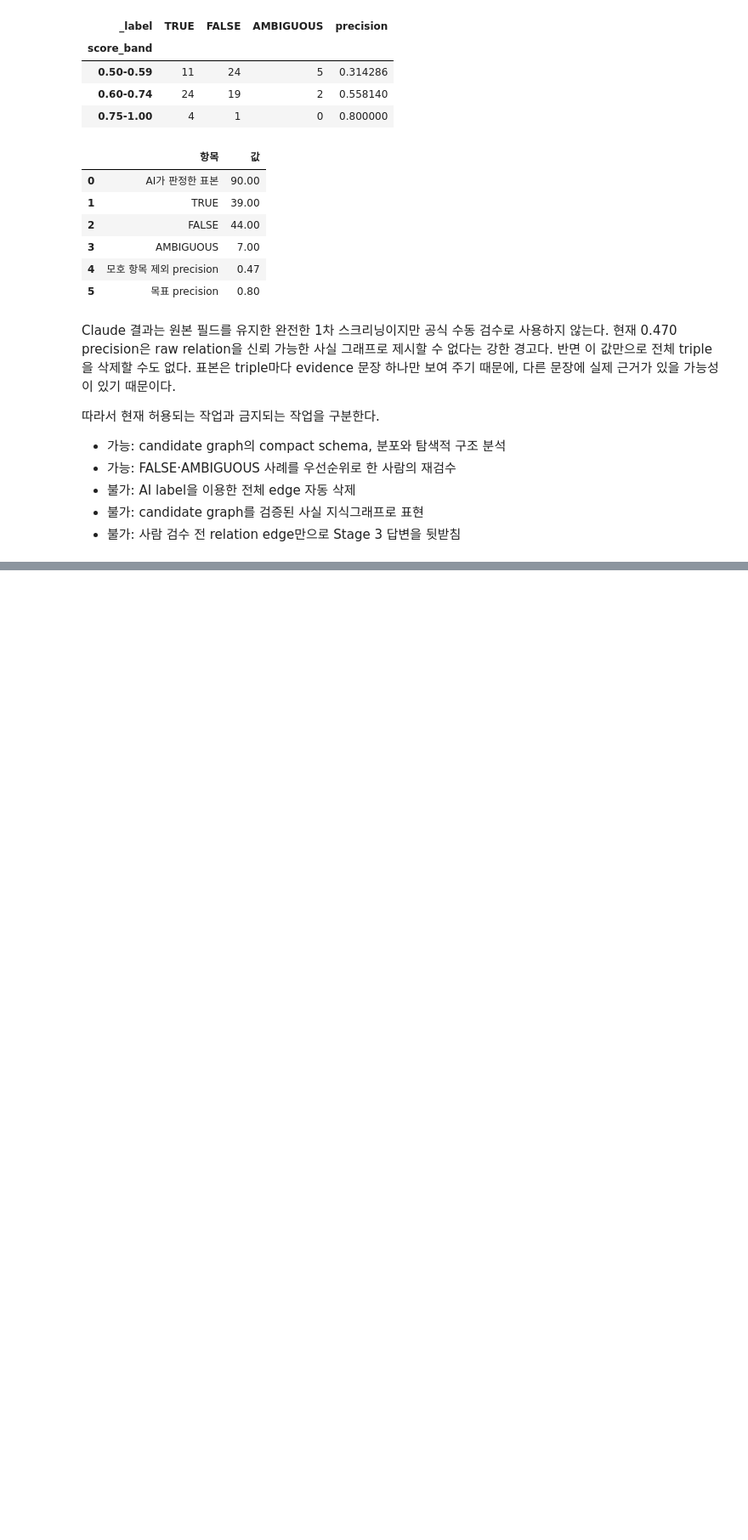
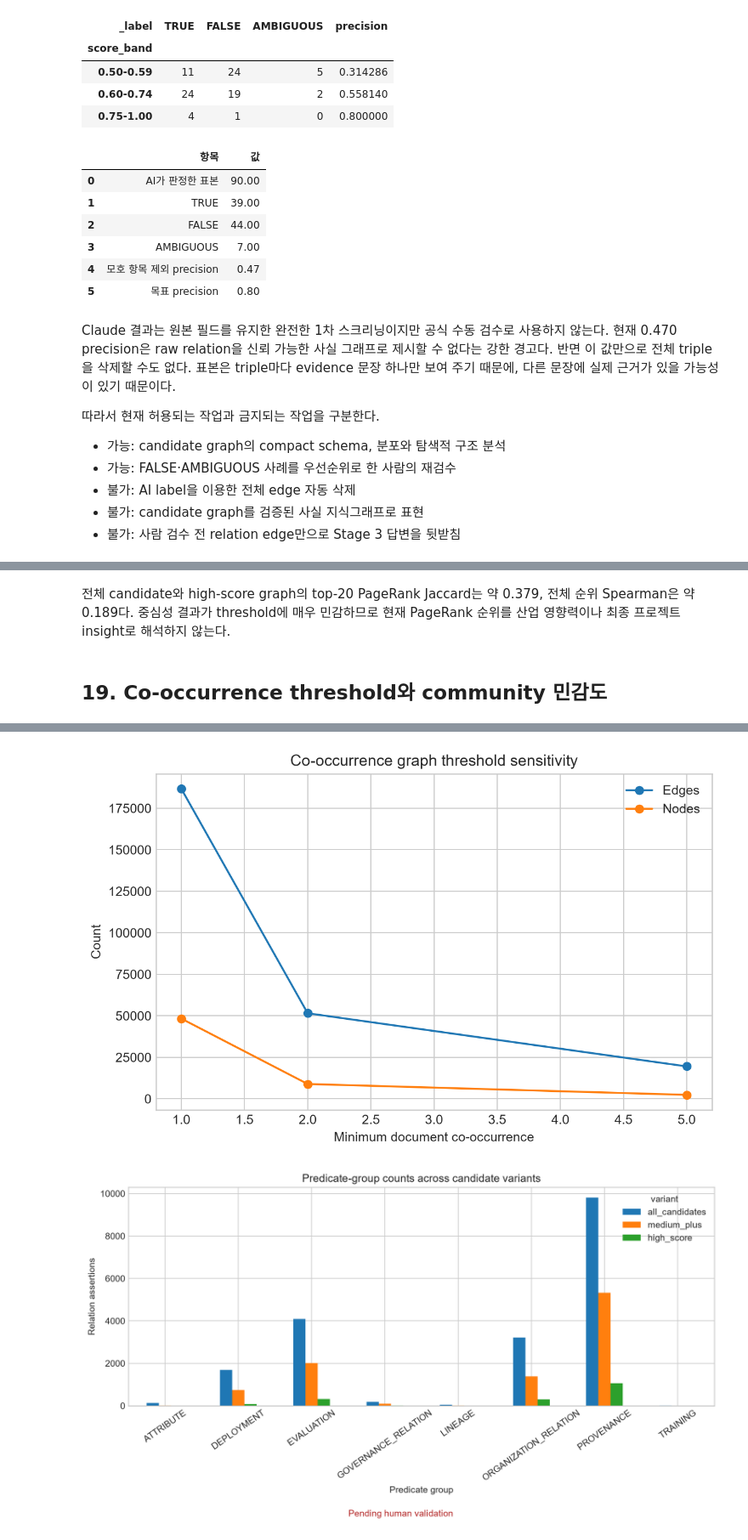
Before and after one commit to jihyeon26/2026-09-CLT-computational_language, a Jupyter notebook: notebooks/stage1_wp3_open_models_contract.ipynb, the cells around one changed output, grey strips where cells are left out. Shown at 85% size. Drawn from its saved outputs; the diff is of its cells as text; code cells hidden in the pictures; blank space fills up the shorter version.

```diff
--- a/notebooks/stage1_wp3_open_models_contract.ipynb
+++ b/notebooks/stage1_wp3_open_models_contract.ipynb
@@ -27,7 +28,7 @@ import json
 import sys
 
 import pandas as pd
-from IPython.display import display
+from IPython.display import Image, display
 
 ROOT = Path.cwd()
 if not (ROOT / "config").exists():
@@ -46,6 +47,7 @@ AI_PRESCREEN_PATH = (
     / "relation_review_claude_draft.csv"
 )
 PREPARATION_ARTIFACT_DIR = ROOT / "artifacts" / "stage1_wp3" / "preparation"
+SENSITIVITY_ARTIFACT_DIR = ROOT / "artifacts" / "stage1_wp3" / "sensitivity"
 COMPACT_SCHEMA_PATH = ROOT / "config" / "wp3_compact_schema.json"
 
 for required_path in [WP1_PROCESSED_DIR, WP2_INPUT_DIR, CONTRACT_PATH]:
@@ -822,0 +909,25 @@ Claude 결과는 원본 필드를 유지한 완전한 1차 스크리닝이지만
+# %% [markdown]
+전체 candidate와 high-score graph의 top-20 PageRank Jaccard는 약 0.379, 전체 순위 Spearman은
+약 0.189다. 중심성 결과가 threshold에 매우 민감하므로 현재 PageRank 순위를 산업 영향력이나
+최종 프로젝트 insight로 해석하지 않는다.
+# %% [markdown]
+## 19. Co-occurrence threshold와 community 민감도
+# %%
+cooccurrence_sensitivity = pd.read_csv(
+    SENSITIVITY_ARTIFACT_DIR / "cooccurrence_threshold_summary.csv"
+)
+display(cooccurrence_sensitivity)
+display(
+    Image(
+        filename=str(
+            SENSITIVITY_ARTIFACT_DIR / "cooccurrence_threshold_sensitivity.png"
+        )
+    )
+)
+display(Image(filename=str(SENSITIVITY_ARTIFACT_DIR / "relation_group_sensitivity.png")))
+
+assert set(cooccurrence_sensitivity["minimum_document_count"]) == {1, 2, 5}
+assert set(cooccurrence_sensitivity["validation_status"]) == {
+    "descriptive_cooccurrence_not_semantic_relation"
+}
+# %% [output]
@@ -822,0 +938,2 @@ Claude 결과는 원본 필드를 유지한 완전한 1차 스크리닝이지만
+[figure, added]
+[figure, added]
```
Also changed, not shown: parts of 10 cells of this notebook, 1 other file.
